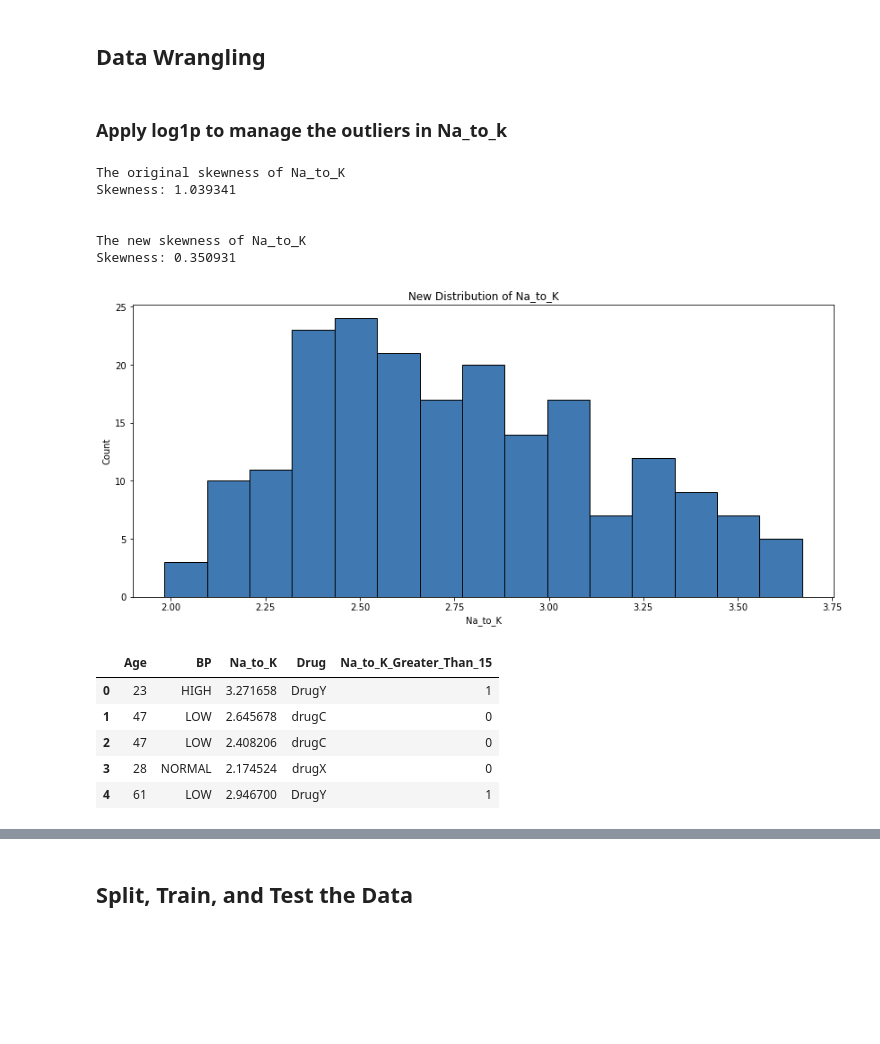
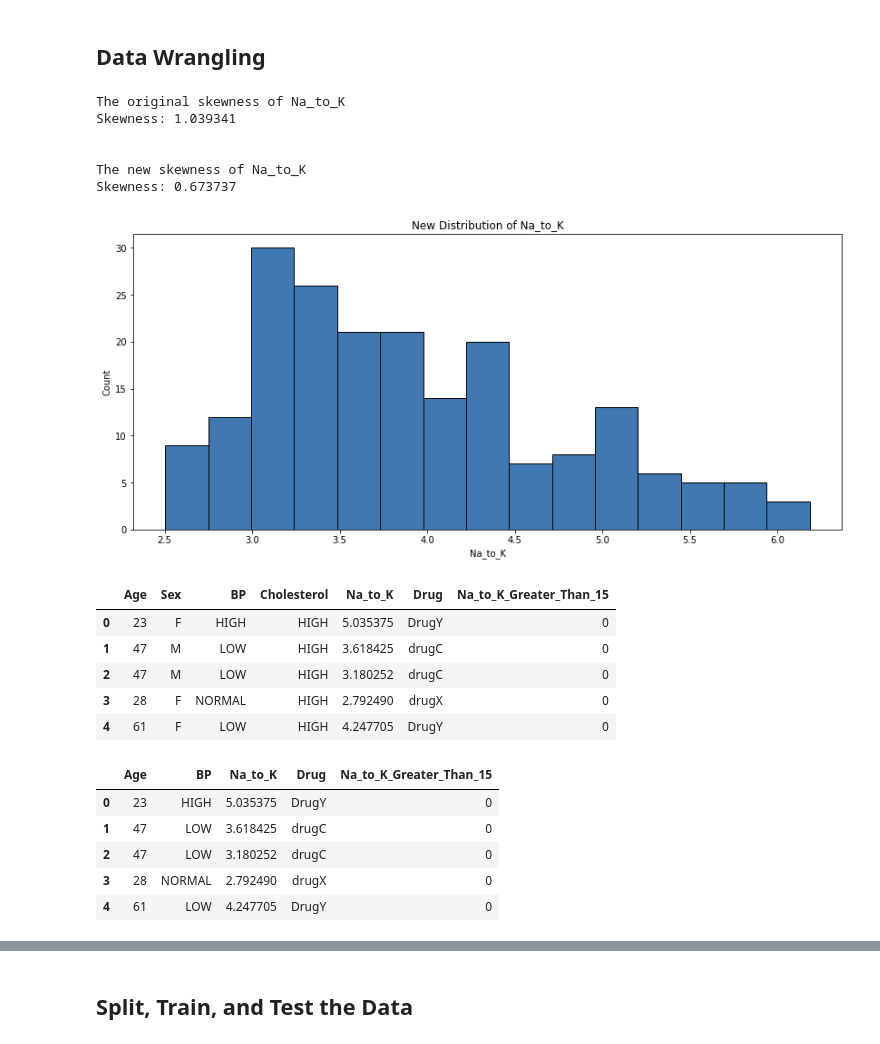
Before and after one commit to andydaehn/Drug_Classification, a Jupyter notebook: Drug_Classify.ipynb, the cells around one changed output, grey strips where cells are left out. Saved outputs shown, nothing was run; the diff lists cells and outputs as text; code cells hidden in the pictures; blank space fills up the shorter version.

```diff
--- a/Drug_Classify.ipynb
+++ b/Drug_Classify.ipynb
@@ -12,10 +12,11 @@ import numpy as np
 import pandas as pd
 import matplotlib.pyplot as plt
 import seaborn as sns
+from sklearn.model_selection import train_test_split
+from sklearn.preprocessing import LabelEncoder
 from sklearn.ensemble import RandomForestClassifier
+from sklearn.tree import DecisionTreeClassifier
 from sklearn.metrics import accuracy_score, classification_report
-from sklearn.tree import DecisionTreeClassifier
-from sklearn.model_selection import train_test_split
 from IPython.display import display
 
 # Pretty display for notebooks
@@ -24,9 +25,10 @@ from IPython.display import display
 # Ensure visualizations can be viewed by all
 vis_color = 'colorblind'
 hex_color = '#004c99'
+cmap_color = 'jet'
 
 # Load the dataset
-feat_df = pd.read_csv('drug200.csv')
+explore_df = pd.read_csv('drug200.csv')
 # %% [markdown]
 ## Exploratory Data Analysis
 # %%
@@ -169,41 +159,50 @@ feat_df
 # %% [markdown]
 ## Data Wrangling
-# %% [markdown]
-### Apply log1p to manage the outliers in Na_to_k
 # %%
 print('The original skewness of Na_to_K')
-print("Skewness: %f" % feat_df['Na_to_K'].skew())
+print("Skewness: %f" % explore_df['Na_to_K'].skew())
 
 print('\n')
 
 # Use log1p to adjust the skewness
-feat_df['Na_to_K'] = np.log1p(feat_df['Na_to_K'])
+explore_df['Na_to_K'] = np.sqrt(explore_df['Na_to_K'])
 
 #Plot new
 plt.figure(figsize=(14,6))
-sns.histplot(data=feat_df,x='Na_to_K',bins=15,color=hex_color)
+sns.histplot(data=explore_df,x='Na_to_K',bins=15,color=hex_color)
 plt.title(f"New Distribution of Na_to_K")
 
 print('The new skewness of Na_to_K')
-print("Skewness: %f" % feat_df['Na_to_K'].skew())
+print("Skewness: %f" % explore_df['Na_to_K'].skew())
 # %% [output]
 The original skewness of Na_to_K
 Skewness: 1.039341
 
 
 The new skewness of Na_to_K
-Skewness: 0.350931
+Skewness: 0.673737
-[figure, old version]
+[figure, new version]
+# %%
+# Make a new column with Na_to_K greater than 15.0
+explore_df['Na_to_K_Greater_Than_15'] = [1 if i >=15.015 else 0 for i in explore_df.Na_to_K]
+explore_df.head()
+# %% [output]
+|  | Age | Sex | BP | Cholesterol | Na_to_K | Drug | Na_to_K_Greater_Than_15 |
+| 0 | 23 | F | HIGH | HIGH | 5.035375 | DrugY | 0 |
+| 1 | 47 | M | LOW | HIGH | 3.618425 | drugC | 0 |
+| 2 | 47 | M | LOW | HIGH | 3.180252 | drugC | 0 |
+| 3 | 28 | F | NORMAL | HIGH | 2.792490 | drugX | 0 |
+| 4 | 61 | F | LOW | HIGH | 4.247705 | DrugY | 0 |
 # %%
 # Drop Sex and Cholesterol as they have little influence on the outcome
-feat_df = feat_df.drop(['Sex','Cholesterol'],axis=1)
-feat_df.head()
+explore_df = explore_df.drop(['Sex','Cholesterol'],axis=1)
+explore_df.head()
 # %% [output]
 |  | Age | BP | Na_to_K | Drug | Na_to_K_Greater_Than_15 |
-| 0 | 23 | HIGH | 3.271658 | DrugY | 1 |
-| 1 | 47 | LOW | 2.645678 | drugC | 0 |
-| 2 | 47 | LOW | 2.408206 | drugC | 0 |
-| 3 | 28 | NORMAL | 2.174524 | drugX | 0 |
-| 4 | 61 | LOW | 2.946700 | DrugY | 1 |
+| 0 | 23 | HIGH | 5.035375 | DrugY | 0 |
+| 1 | 47 | LOW | 3.618425 | drugC | 0 |
+| 2 | 47 | LOW | 3.180252 | drugC | 0 |
+| 3 | 28 | NORMAL | 2.792490 | drugX | 0 |
+| 4 | 61 | LOW | 4.247705 | DrugY | 0 |
 # %%
 # Split data into features and target
```
Also changed, not shown: parts of 24 cells of this notebook.
